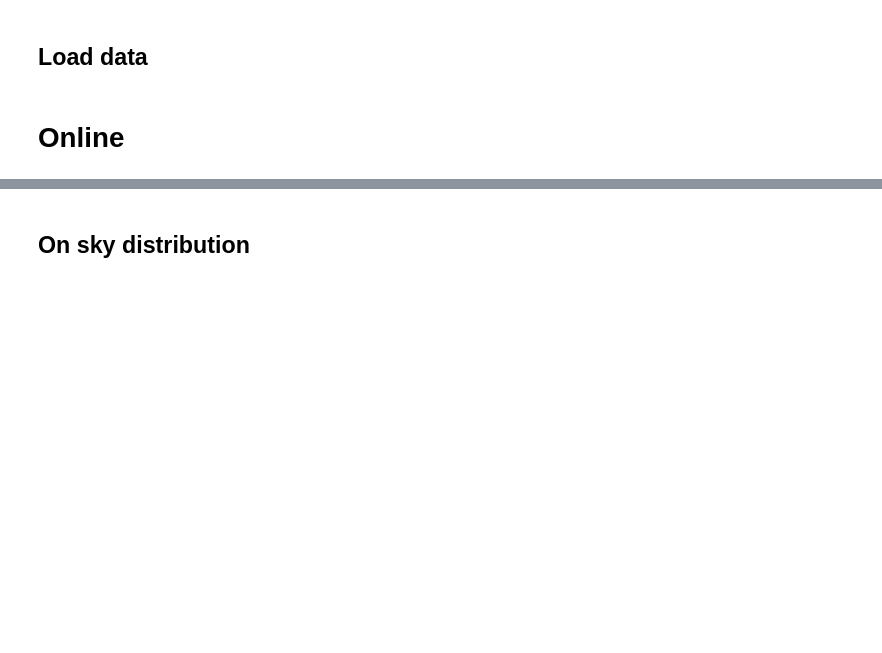
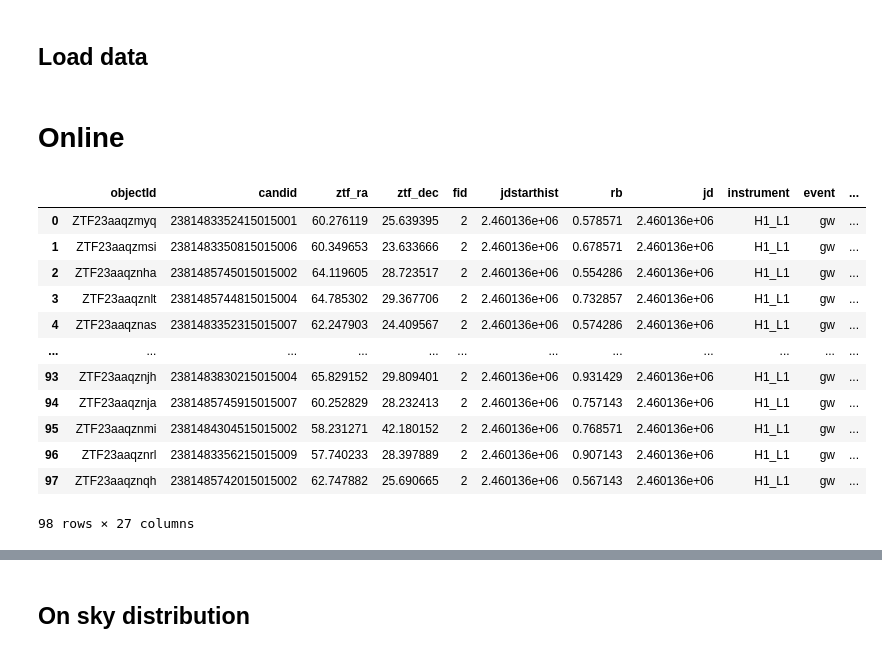
Before and after one commit to FusRoman/fink-mm, a Jupyter notebook: notebook/GRB_visualization.ipynb, the cells around one changed output, grey strips where cells are left out. Cells and saved outputs as stored; diff of their text form; code cells hidden in the pictures; blank space fills up the shorter version.

```diff
--- a/notebook/GRB_visualization.ipynb
+++ b/notebook/GRB_visualization.ipynb
@@ -30,6 +30,22 @@ ztf_online = spark.read\
 .option("basePath", fink_grb_data_path)\
 .format("parquet")\
 .load([fink_grb_data_path + "gcn_x_ztf/online"]).toPandas()
+# %%
+ztf_online
+# %% [output]
+|  | objectId | candid | ztf_ra | ztf_dec | fid | jdstarthist | rb | jd | instrument | event | ... |
+| 0 | ZTF23aaqzmyq | 2381483352415015001 | 60.276119 | 25.639395 | 2 | 2.460136e+06 | 0.578571 | 2.460136e+06 | H1_L1 | gw | ... |
+| 1 | ZTF23aaqzmsi | 2381483350815015006 | 60.349653 | 23.633666 | 2 | 2.460136e+06 | 0.678571 | 2.460136e+06 | H1_L1 | gw | ... |
+| 2 | ZTF23aaqznha | 2381485745015015002 | 64.119605 | 28.723517 | 2 | 2.460136e+06 | 0.554286 | 2.460136e+06 | H1_L1 | gw | ... |
+| 3 | ZTF23aaqznlt | 2381485744815015004 | 64.785302 | 29.367706 | 2 | 2.460136e+06 | 0.732857 | 2.460136e+06 | H1_L1 | gw | ... |
+| 4 | ZTF23aaqznas | 2381483352315015007 | 62.247903 | 24.409567 | 2 | 2.460136e+06 | 0.574286 | 2.460136e+06 | H1_L1 | gw | ... |
+| ... | ... | ... | ... | ... | ... | ... | ... | ... | ... | ... | ... |
+| 93 | ZTF23aaqznjh | 2381483830215015004 | 65.829152 | 29.809401 | 2 | 2.460136e+06 | 0.931429 | 2.460136e+06 | H1_L1 | gw | ... |
+| 94 | ZTF23aaqznja | 2381485745915015007 | 60.252829 | 28.232413 | 2 | 2.460136e+06 | 0.757143 | 2.460136e+06 | H1_L1 | gw | ... |
+| 95 | ZTF23aaqznmi | 2381484304515015002 | 58.231271 | 42.180152 | 2 | 2.460136e+06 | 0.768571 | 2.460136e+06 | H1_L1 | gw | ... |
+| 96 | ZTF23aaqznrl | 2381483356215015009 | 57.740233 | 28.397889 | 2 | 2.460136e+06 | 0.907143 | 2.460136e+06 | H1_L1 | gw | ... |
+| 97 | ZTF23aaqznqh | 2381485742015015002 | 62.747882 | 25.690665 | 2 | 2.460136e+06 | 0.567143 | 2.460136e+06 | H1_L1 | gw | ... |
+98 rows × 27 columns
 # %%
 merge_online = gcn.merge(ztf_online, on = "triggerId")
 # %%
```
Also changed, not shown: parts of 6 cells of this notebook, 1 other file.
